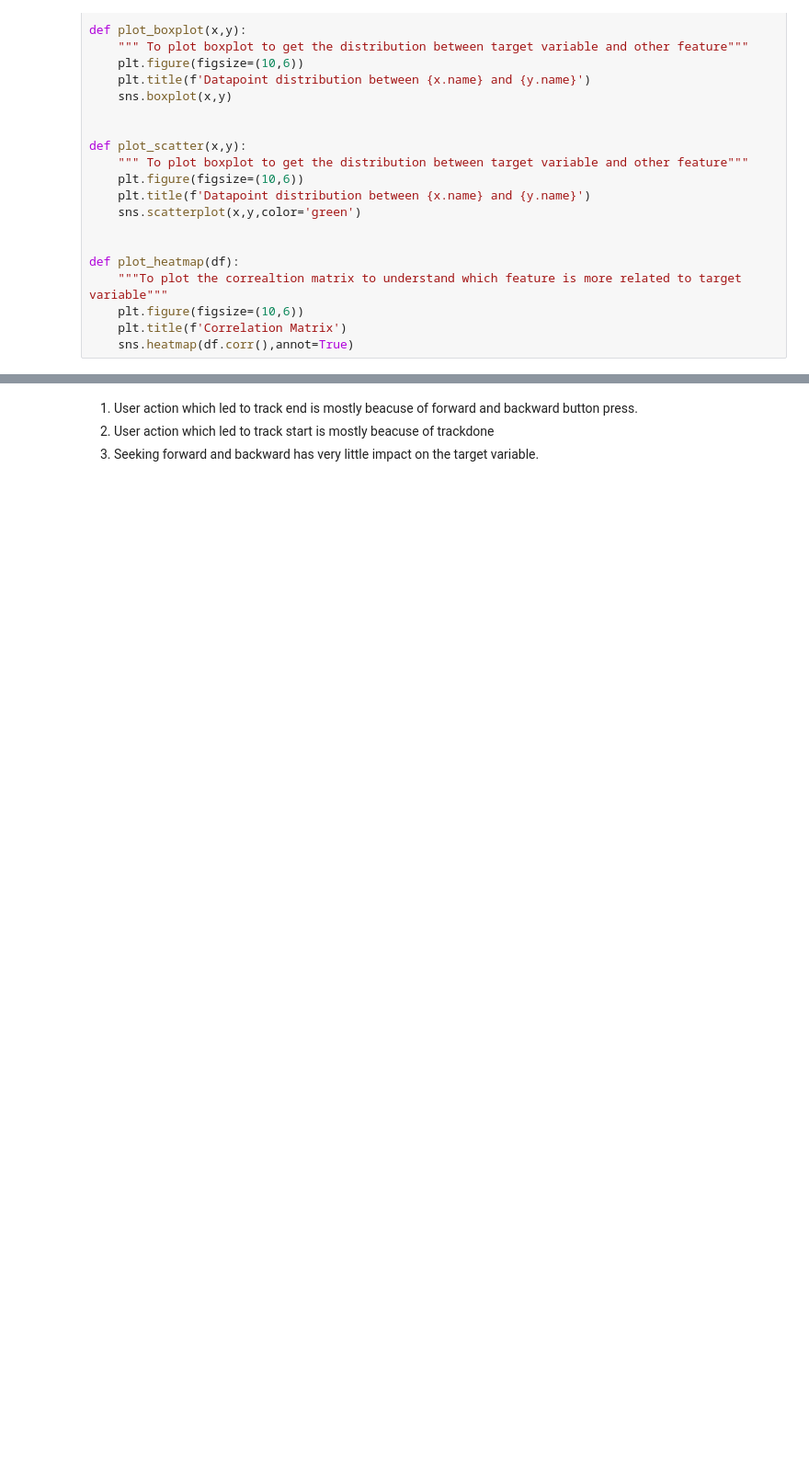
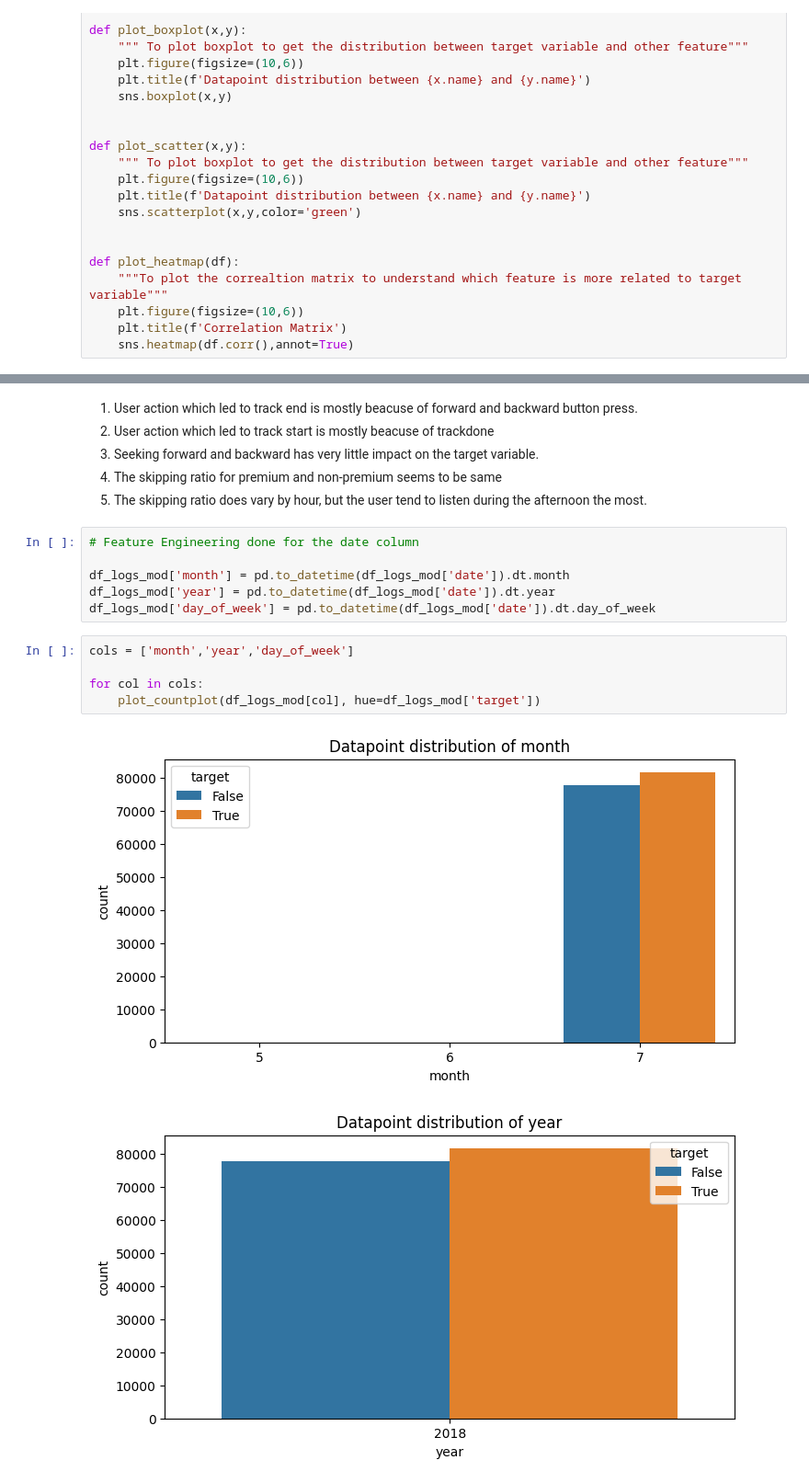
Before and after one commit to AbiirBarounii/Spotify-Skip-Prediction, a Jupyter notebook: notebook_copy.ipynb, the cells around one changed output, grey strips where cells are left out. Shown at 92% size. Saved outputs shown, nothing was run; the diff lists cells and outputs as text; blank space fills up the shorter version.

```diff
--- a/notebook_copy.ipynb
+++ b/notebook_copy.ipynb
@@ -481,3 +431,19 @@ for col in cols:
 1. User action which led to track end is mostly beacuse of forward and backward button press.
 2. User action which led to track start is mostly beacuse of trackdone
 3. Seeking forward and backward has very little impact on the target variable.
+4. The skipping ratio for premium and non-premium seems to be same
+5. The skipping ratio does vary by hour, but the user tend to listen during the afternoon the most.
+# %%
+# Feature Engineering done for the date column
+
+df_logs_mod['month'] = pd.to_datetime(df_logs_mod['date']).dt.month
+df_logs_mod['year'] = pd.to_datetime(df_logs_mod['date']).dt.year
+df_logs_mod['day_of_week'] = pd.to_datetime(df_logs_mod['date']).dt.day_of_week
+# %%
+cols = ['month','year','day_of_week']
+
+for col in cols:
+    plot_countplot(df_logs_mod[col], hue=df_logs_mod['target'])
+# %% [output]
+[figure, added]
+[figure, added]
```
Also changed, not shown: parts of 16 cells of this notebook.
